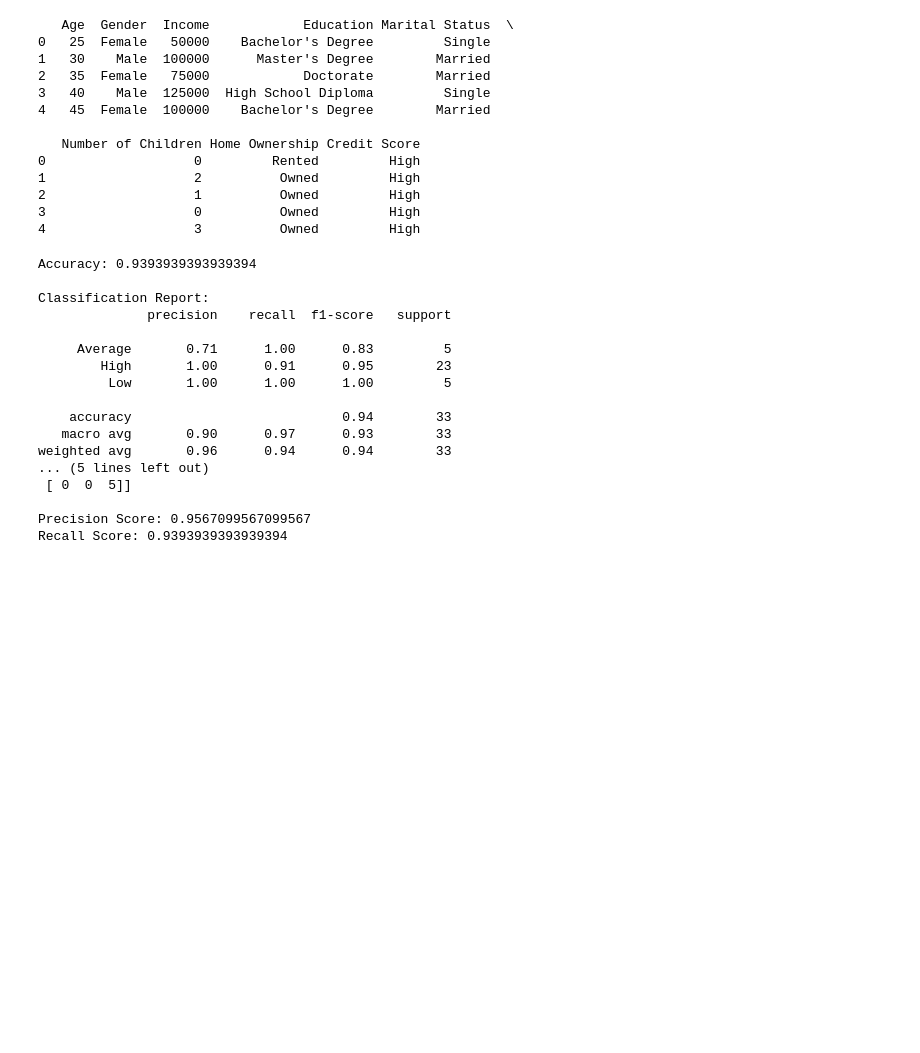
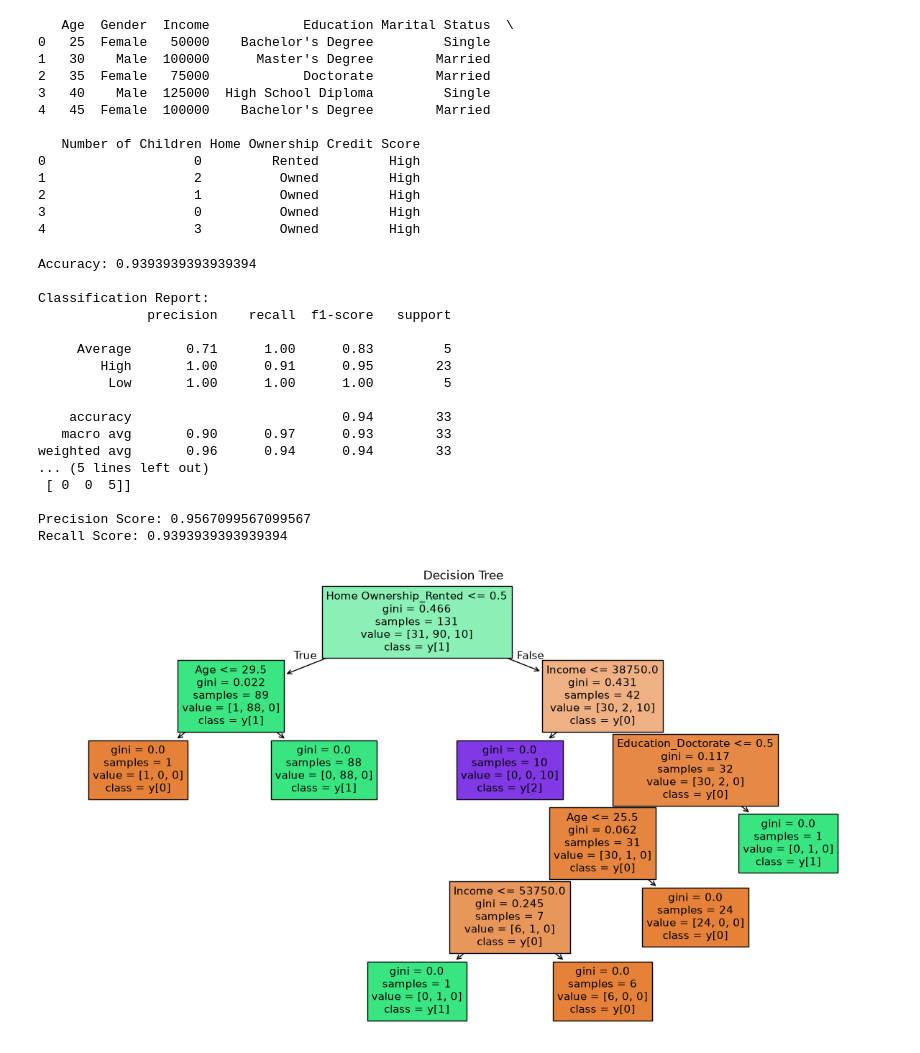
Before and after one commit to KshitijShinde26/ML, a Jupyter notebook: MLL/Ass_6.ipynb, the cells around one changed output. Cells and saved outputs as stored; diff of their text form; code cells hidden in the pictures; blank space fills up the shorter version.

```diff
--- a/MLL/Ass_6.ipynb
+++ b/MLL/Ass_6.ipynb
@@ -96,30 +98,44 @@ print(classification_report(y_test, y_pred))
 
 # ---------------------------------------------------
 # 10. Confusion Matrix
 # ---------------------------------------------------
 
 print("\nConfusion Matrix:")
 print(confusion_matrix(y_test, y_pred))
 # ---------------------------------------------------
 # 11. Precision and Recall Scores
 # ---------------------------------------------------
 print("\nPrecision Score:", precision_score(y_test, y_pred, average='weighted'))
 print("Recall Score:", recall_score(y_test, y_pred, average='weighted'))
+
+
+plt.figure(figsize=(15, 8))
+
+plot_tree(
+    model,
+    filled=True,
+    feature_names=X.columns,
+    class_names=True
+)
+
+plt.title("Decision Tree")
+plt.show()
 # %% [output]
 Accuracy: 0.9393939393939394
 
 Classification Report:
               precision    recall  f1-score   support
 
      Average       0.71      1.00      0.83         5
         High       1.00      0.91      0.95        23
          Low       1.00      1.00      1.00         5
 
     accuracy                           0.94        33
    macro avg       0.90      0.97      0.93        33
 weighted avg       0.96      0.94      0.94        33
 ... (5 lines left out)
  [ 0  0  5]]
 
 Precision Score: 0.9567099567099567
 Recall Score: 0.9393939393939394
+[figure, added]
```
Also changed, not shown: parts of 1 cell of this notebook, 12 other files.
